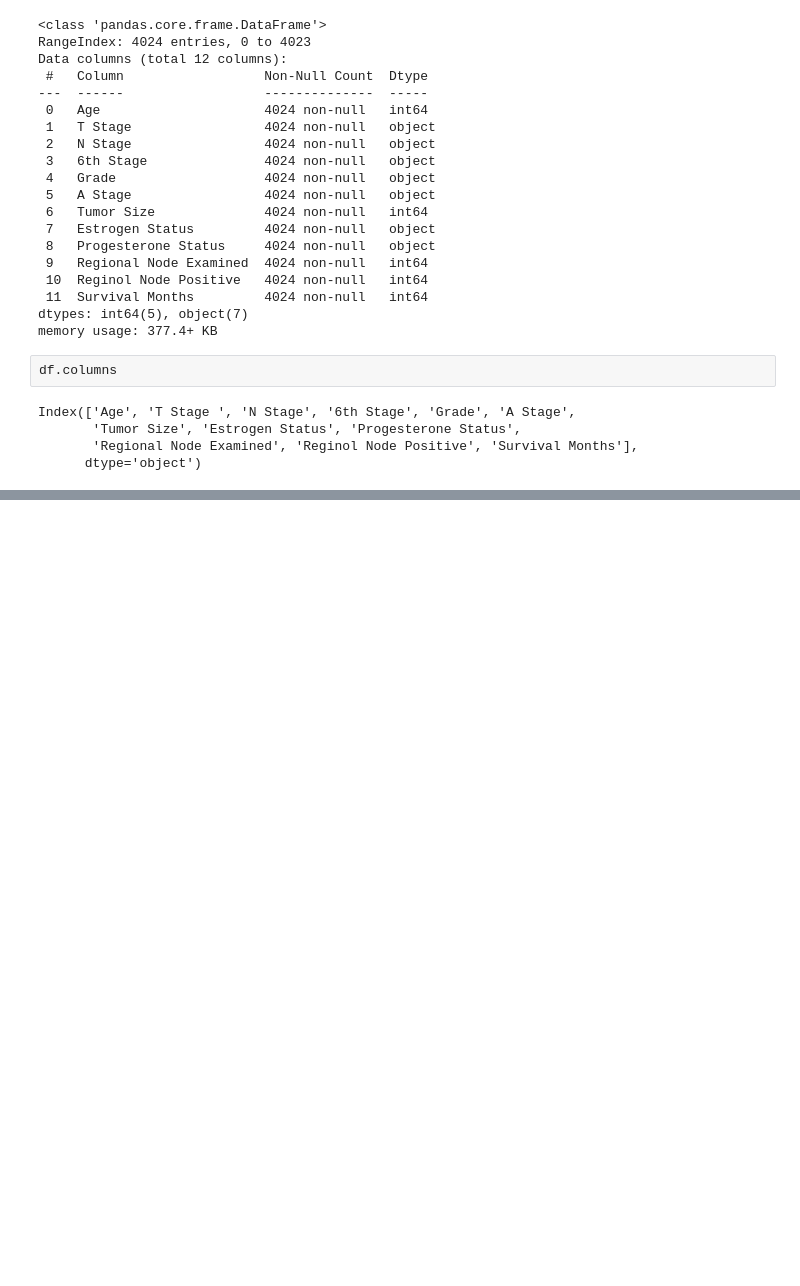
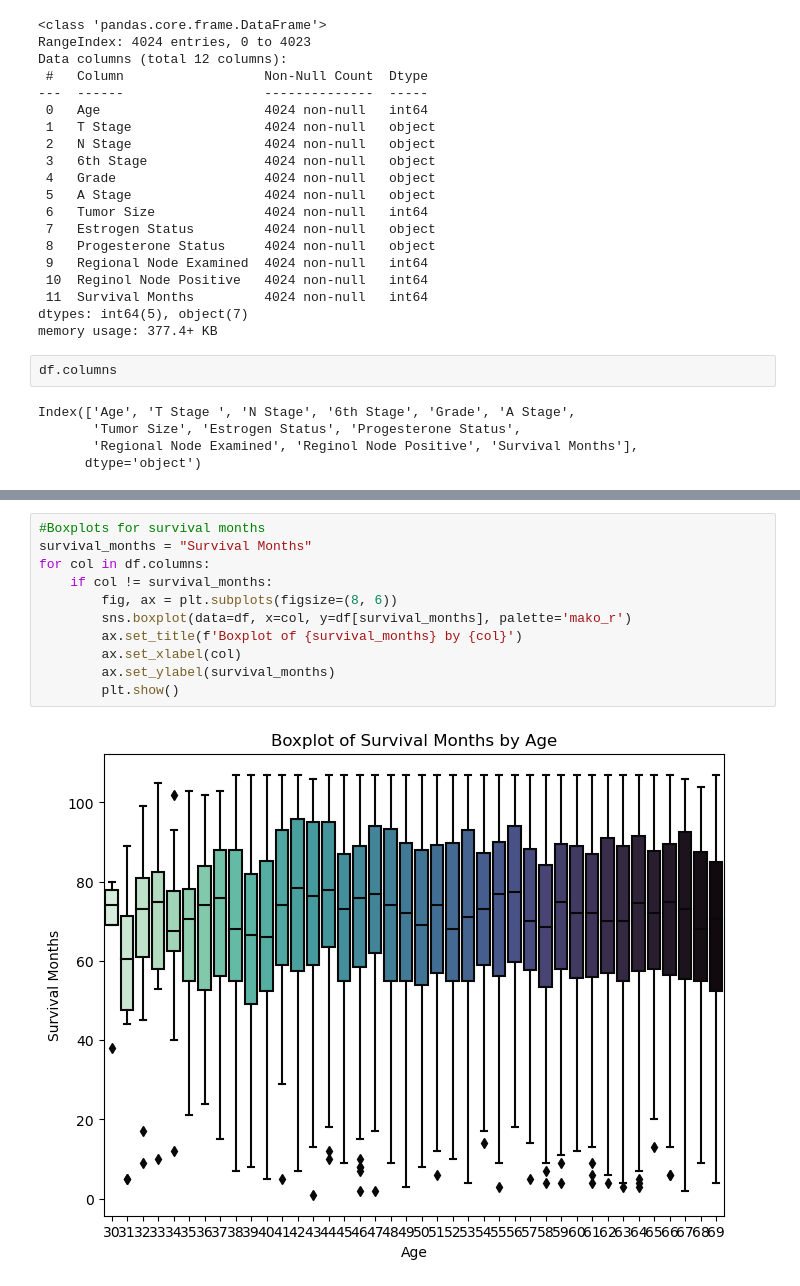
Before and after one commit to jeancarson/Block3Epic, a Jupyter notebook: final workflow/visualisation.ipynb, the cells around one changed output, grey strips where cells are left out. Drawn from its saved outputs; the diff is of its cells as text; blank space fills up the shorter version.

```diff
--- a/final workflow/visualisation.ipynb
+++ b/final workflow/visualisation.ipynb
@@ -182,0 +181,13 @@ plt.show()
+# %%
+#Boxplots for survival months
+survival_months = "Survival Months"
+for col in df.columns:
+    if col != survival_months:
+        fig, ax = plt.subplots(figsize=(8, 6))
+        sns.boxplot(data=df, x=col, y=df[survival_months], palette='mako_r')
+        ax.set_title(f'Boxplot of {survival_months} by {col}')
+        ax.set_xlabel(col)
+        ax.set_ylabel(survival_months)
+        plt.show()
+# %% [output]
+[figure, added]
```
Also changed, not shown: parts of 10 cells of this notebook.
